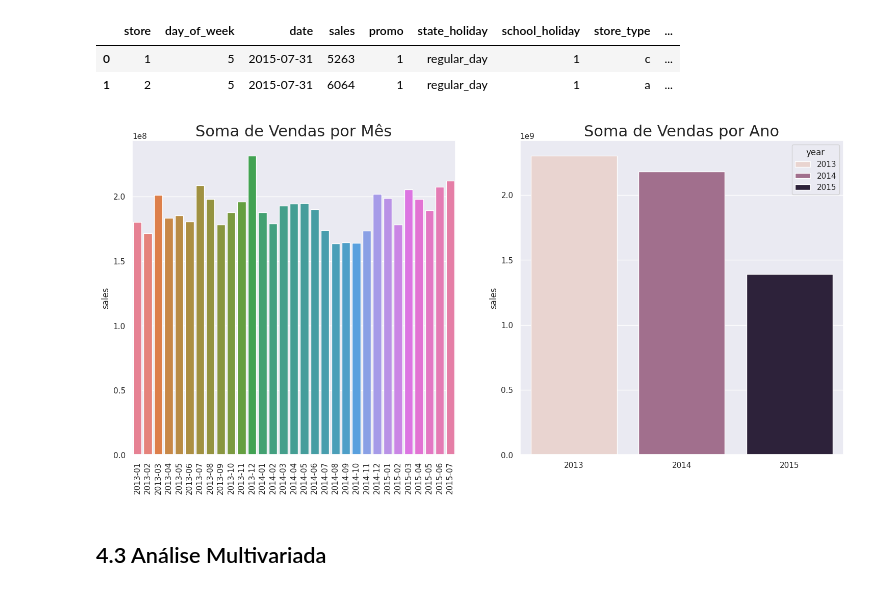
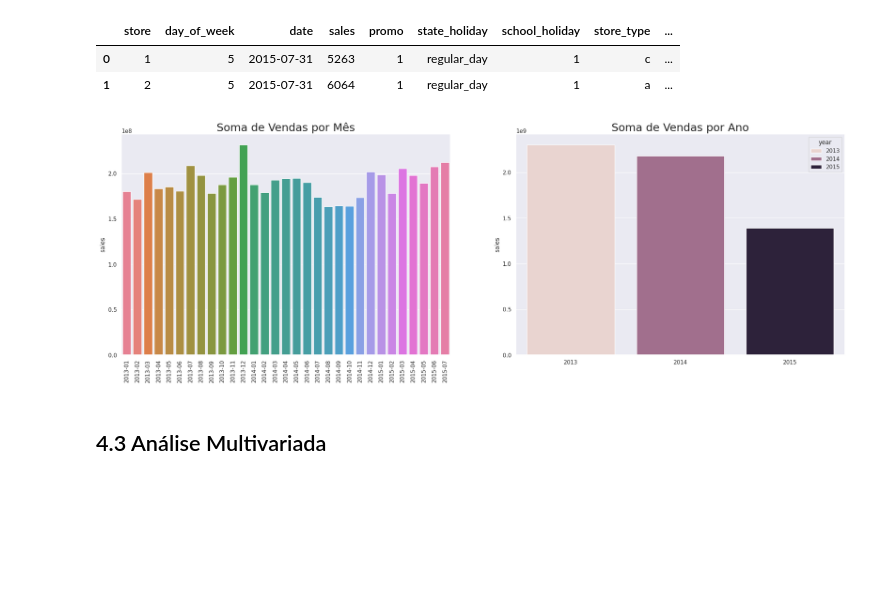
Before and after one commit to RafaelLuckner/ds_em_producao, a Jupyter notebook: m10.ipynb, the cells around one changed output. Cells and saved outputs as stored; diff of their text form; code cells hidden in the pictures; blank space fills up the shorter version.

```diff
--- a/m10.ipynb
+++ b/m10.ipynb
@@ -697,24 +697,24 @@ df4.head(2)
 # %%
 aux1 = df4[['year_month', 'sales']].groupby('year_month').sum().reset_index()
 aux2 = df4[['year', 'sales']].groupby('year').sum().reset_index()
 
-plt.figure(figsize=(18,8))
+plt.figure(figsize=(26,8))
 plt.subplot(1,2,1)
 sns.barplot(x='year_month', y= 'sales', data = aux1, hue = 'year_month')
 plt.xticks(rotation = 90)
 plt.title('Soma de Vendas por Mês', size = 22)
 plt.xlabel('')
 
 plt.subplot(1,2,2)
 sns.barplot(x='year', y= 'sales', data = aux2, hue = 'year')
 plt.title('Soma de Vendas por Ano', size = 22)
 plt.xlabel(' ')
 
 # plt.subplot(1,3,3)
 # sns.heatmap(aux2.corr(method= 'pearson'), annot = True);
-plt.savefig('img/sales_per_month.png')
+plt.savefig('img/sales_month.png')
 # %% [output]
-[figure, old version]
+[figure, new version]
 # %% [markdown]
 ## 4.3 Análise Multivariada
 # %% [markdown]
```
Also changed, not shown: parts of 6 cells of this notebook, 9 other files.
